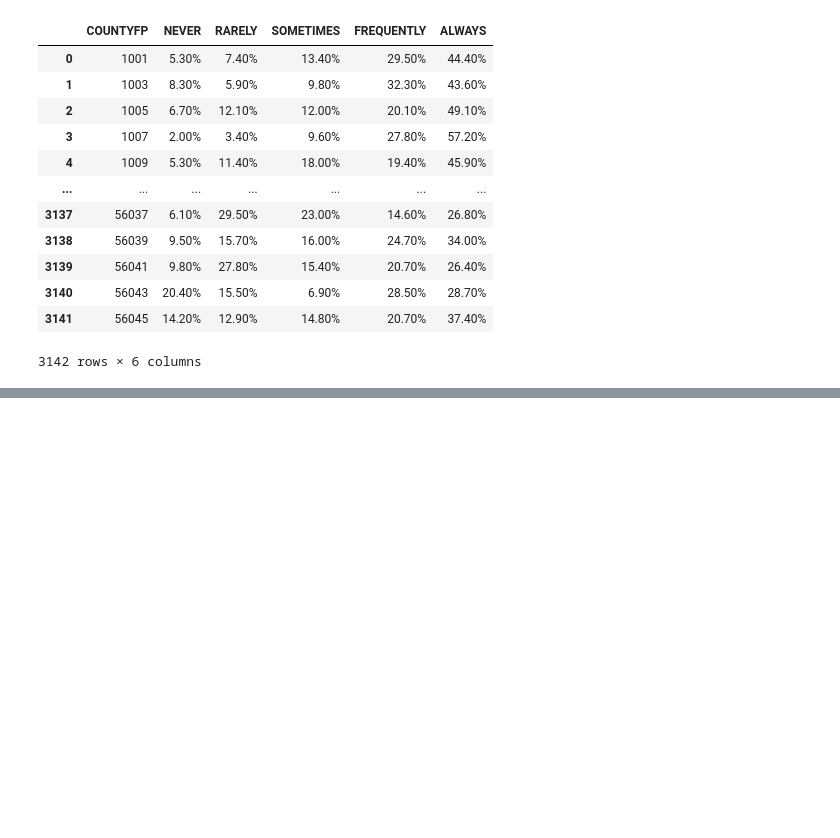
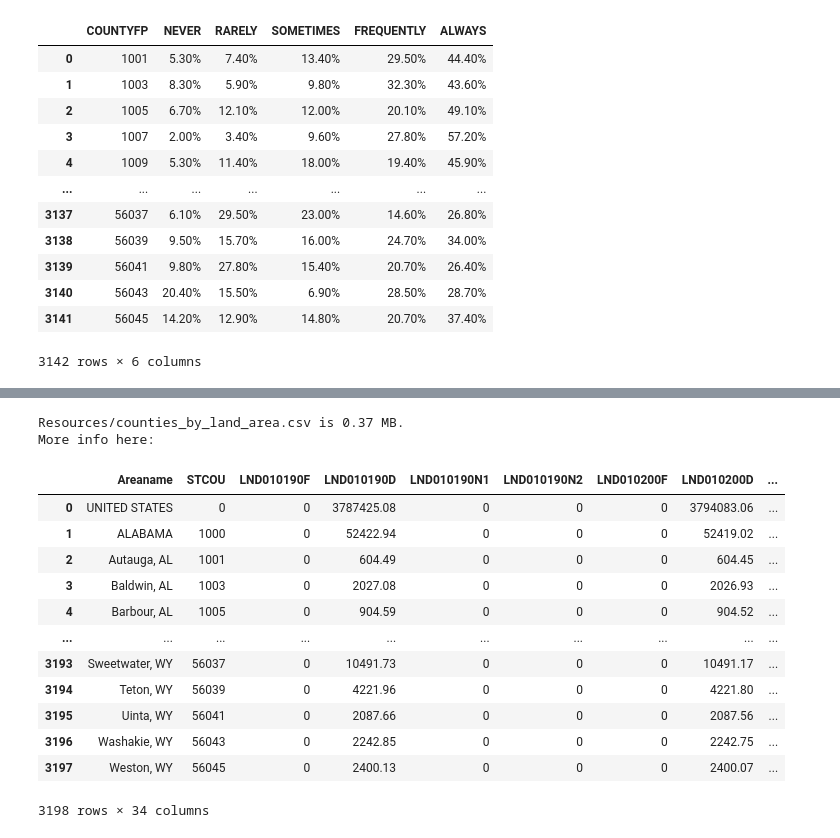
Before and after one commit to emersonmolett/Project-1, a Jupyter notebook: importingCSVs.ipynb, the cells around one changed output, grey strips where cells are left out. Drawn from its saved outputs; the diff is of its cells as text; code cells hidden in the pictures; blank space fills up the shorter version.

Commit message:
four CSVs in Resources, all import correctly, code marked up by team member

```diff
--- a/importingCSVs.ipynb
+++ b/importingCSVs.ipynb
@@ -137,0 +175,27 @@ maskWearingData
+# %%
+# 4. land mass (and thence population density)
+landMassDataReadMeURL = ""
+# This is where the land mass data .CSV lives locally...:
+landMassDataFilepath = "Resources/counties_by_land_area.csv"
+
+print(f"{landMassDataFilepath} is {round(os.path.getsize(landMassDataFilepath)/1024/1024, 2)} MB.\nMore info here:\n{landMassDataReadMeURL}")
+# %% [output]
+Resources/counties_by_land_area.csv is 0.37 MB.
+More info here:
+# %%
+landMassData = pd.read_csv(landMassDataFilepath)
+landMassData
+# %% [output]
+|  | Areaname | STCOU | LND010190F | LND010190D | LND010190N1 | LND010190N2 | LND010200F | LND010200D | ... |
+| 0 | UNITED STATES | 0 | 0 | 3787425.08 | 0 | 0 | 0 | 3794083.06 | ... |
+| 1 | ALABAMA | 1000 | 0 | 52422.94 | 0 | 0 | 0 | 52419.02 | ... |
+| 2 | Autauga, AL | 1001 | 0 | 604.49 | 0 | 0 | 0 | 604.45 | ... |
+| 3 | Baldwin, AL | 1003 | 0 | 2027.08 | 0 | 0 | 0 | 2026.93 | ... |
+| 4 | Barbour, AL | 1005 | 0 | 904.59 | 0 | 0 | 0 | 904.52 | ... |
+| ... | ... | ... | ... | ... | ... | ... | ... | ... | ... |
+| 3193 | Sweetwater, WY | 56037 | 0 | 10491.73 | 0 | 0 | 0 | 10491.17 | ... |
+| 3194 | Teton, WY | 56039 | 0 | 4221.96 | 0 | 0 | 0 | 4221.80 | ... |
+| 3195 | Uinta, WY | 56041 | 0 | 2087.66 | 0 | 0 | 0 | 2087.56 | ... |
+| 3196 | Washakie, WY | 56043 | 0 | 2242.85 | 0 | 0 | 0 | 2242.75 | ... |
+| 3197 | Weston, WY | 56045 | 0 | 2400.13 | 0 | 0 | 0 | 2400.07 | ... |
+3198 rows × 34 columns
```
Also changed, not shown: parts of 18 cells of this notebook, 2 other files.
